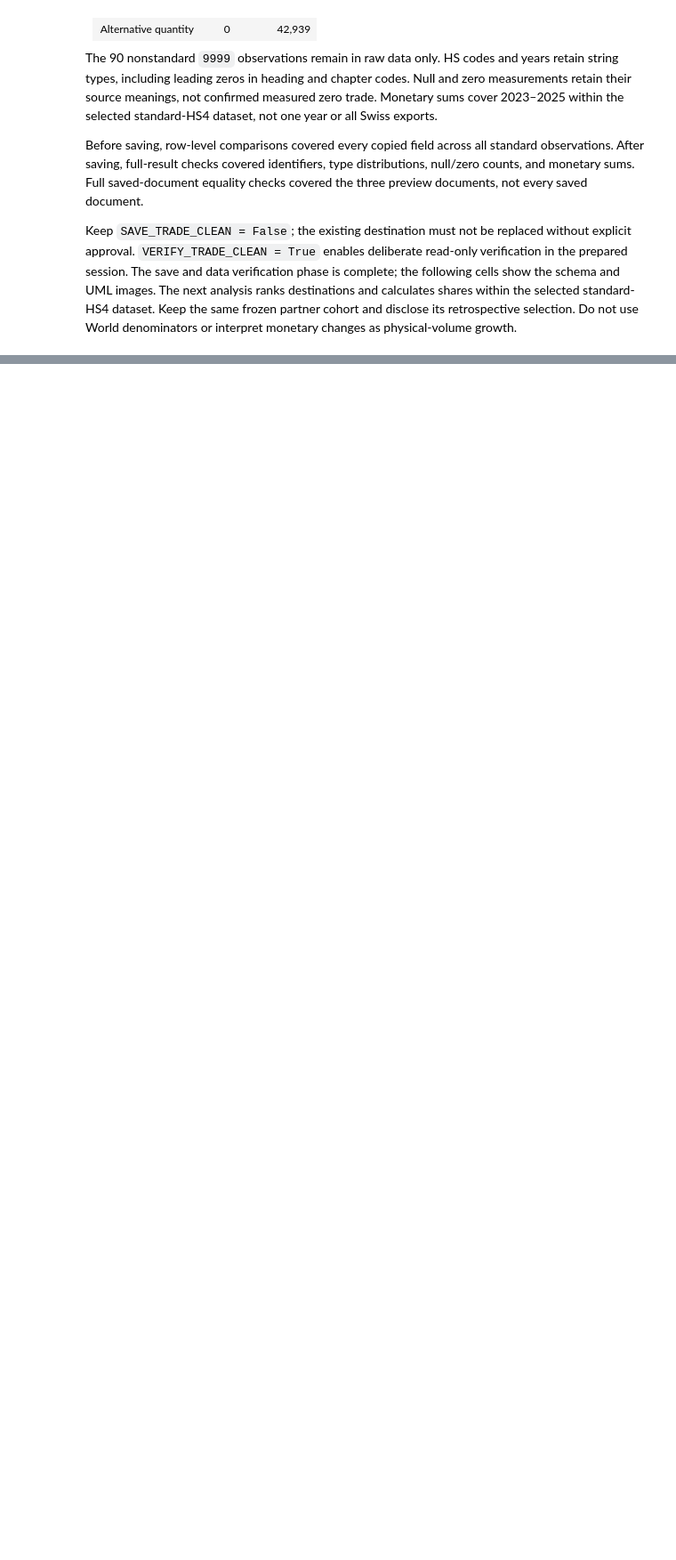
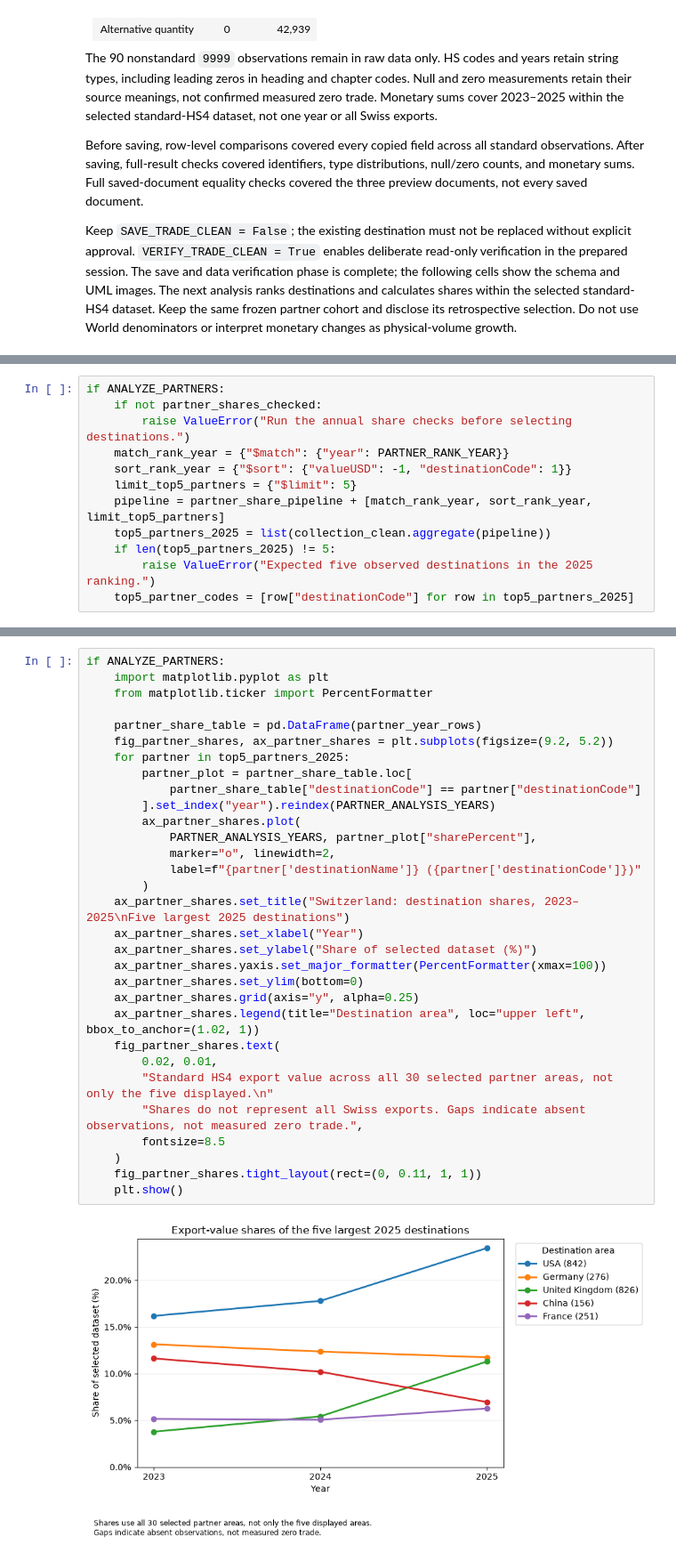
Before and after one commit to dydy2010/UN_comtrade_mongodb_analysis, a Jupyter notebook: UN_Comtrade_V2.ipynb, the cells around one changed output, grey strips where cells are left out. Shown at 89% size. Cells and saved outputs as stored; diff of their text form; blank space fills up the shorter version.

Commit message:
sunday quota out. analyisa and visuals done. next step pdf and refine.

```diff
--- a/UN_Comtrade_V2.ipynb
+++ b/UN_Comtrade_V2.ipynb
@@ -2695,0 +2841,12 @@ These shares describe the selected standard-HS4 dataset, not all Swiss exports.
+# %%
+if ANALYZE_PARTNERS:
+    if not partner_shares_checked:
+        raise ValueError("Run the annual share checks before selecting destinations.")
+    match_rank_year = {"$match": {"year": PARTNER_RANK_YEAR}}
+    sort_rank_year = {"$sort": {"valueUSD": -1, "destinationCode": 1}}
+    limit_top5_partners = {"$limit": 5}
+    pipeline = partner_share_pipeline + [match_rank_year, sort_rank_year, limit_top5_partners]
+    top5_partners_2025 = list(collection_clean.aggregate(pipeline))
+    if len(top5_partners_2025) != 5:
+        raise ValueError("Expected five observed destinations in the 2025 ranking.")
+    top5_partner_codes = [row["destinationCode"] for row in top5_partners_2025]
@@ -2695,0 +2925,33 @@ These shares describe the selected standard-HS4 dataset, not all Swiss exports.
+# %%
+if ANALYZE_PARTNERS:
+    import matplotlib.pyplot as plt
+    from matplotlib.ticker import PercentFormatter
+
+    partner_share_table = pd.DataFrame(partner_year_rows)
+    fig_partner_shares, ax_partner_shares = plt.subplots(figsize=(9.2, 5.2))
+    for partner in top5_partners_2025:
+        partner_plot = partner_share_table.loc[
+            partner_share_table["destinationCode"] == partner["destinationCode"]
+        ].set_index("year").reindex(PARTNER_ANALYSIS_YEARS)
+        ax_partner_shares.plot(
+            PARTNER_ANALYSIS_YEARS, partner_plot["sharePercent"],
+            marker="o", linewidth=2,
+            label=f"{partner['destinationName']} ({partner['destinationCode']})"
+        )
+    ax_partner_shares.set_title("Switzerland: destination shares, 2023–2025\nFive largest 2025 destinations")
+    ax_partner_shares.set_xlabel("Year")
+    ax_partner_shares.set_ylabel("Share of selected dataset (%)")
+    ax_partner_shares.yaxis.set_major_formatter(PercentFormatter(xmax=100))
+    ax_partner_shares.set_ylim(bottom=0)
+    ax_partner_shares.grid(axis="y", alpha=0.25)
+    ax_partner_shares.legend(title="Destination area", loc="upper left", bbox_to_anchor=(1.02, 1))
+    fig_partner_shares.text(
+        0.02, 0.01,
+        "Standard HS4 export value across all 30 selected partner areas, not only the five displayed.\n"
+        "Shares do not represent all Swiss exports. Gaps indicate absent observations, not measured zero trade.",
+        fontsize=8.5
+    )
+    fig_partner_shares.tight_layout(rect=(0, 0.11, 1, 1))
+    plt.show()
+# %% [output]
+[figure, added]
```
Also changed, not shown: parts of 22 cells of this notebook, 1 other file.
